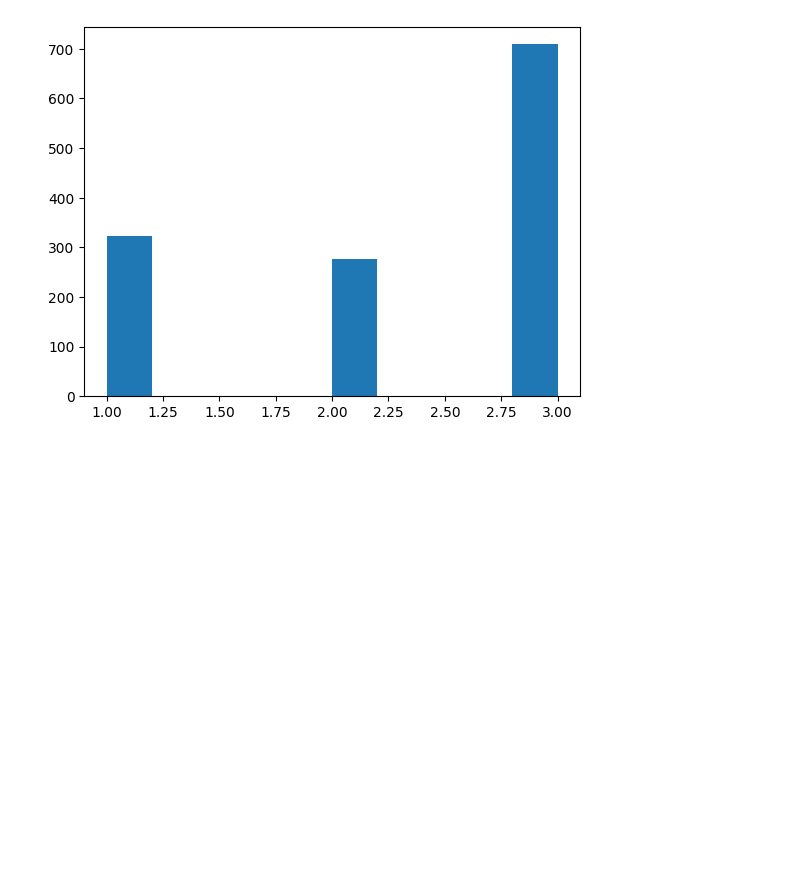
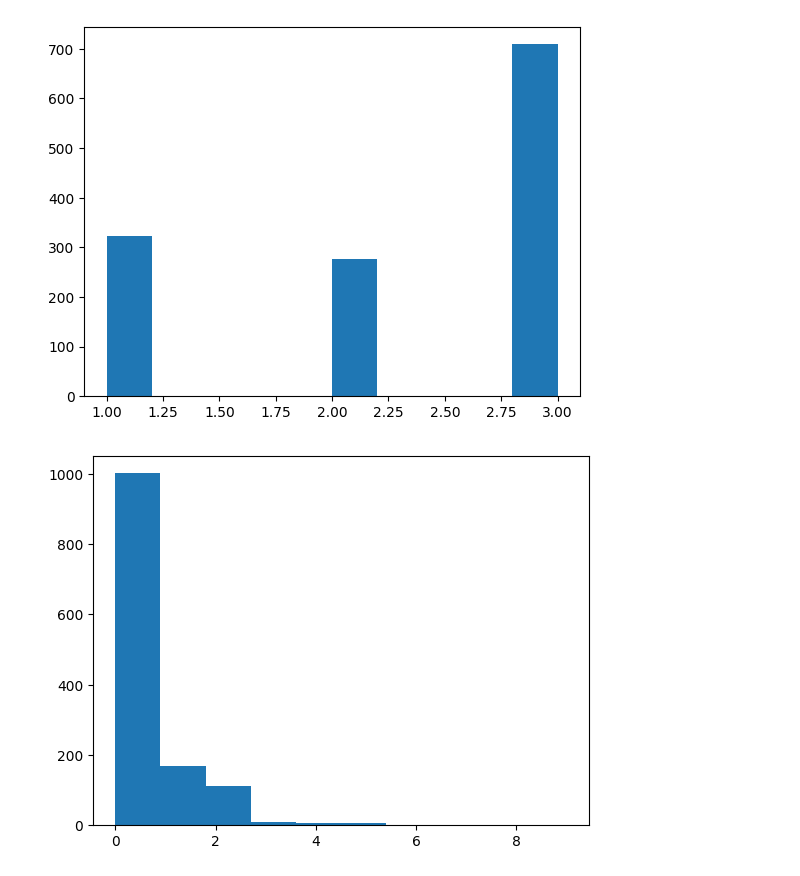
Before and after one commit to AshaS591/Data-Analytics, a Jupyter notebook: hist_plot.ipynb, the cells around one changed output. Drawn from its saved outputs; the diff is of its cells as text; code cells hidden in the pictures; blank space fills up the shorter version.

```diff
--- a/hist_plot.ipynb
+++ b/hist_plot.ipynb
@@ -39,3 +39,8 @@ plt.hist(df['pclass'])
 plt.show()
 # %% [output]
 [figure]
+# %%
+plt.hist(df['parch'])
+plt.show()
+# %% [output]
+[figure, added]
```
